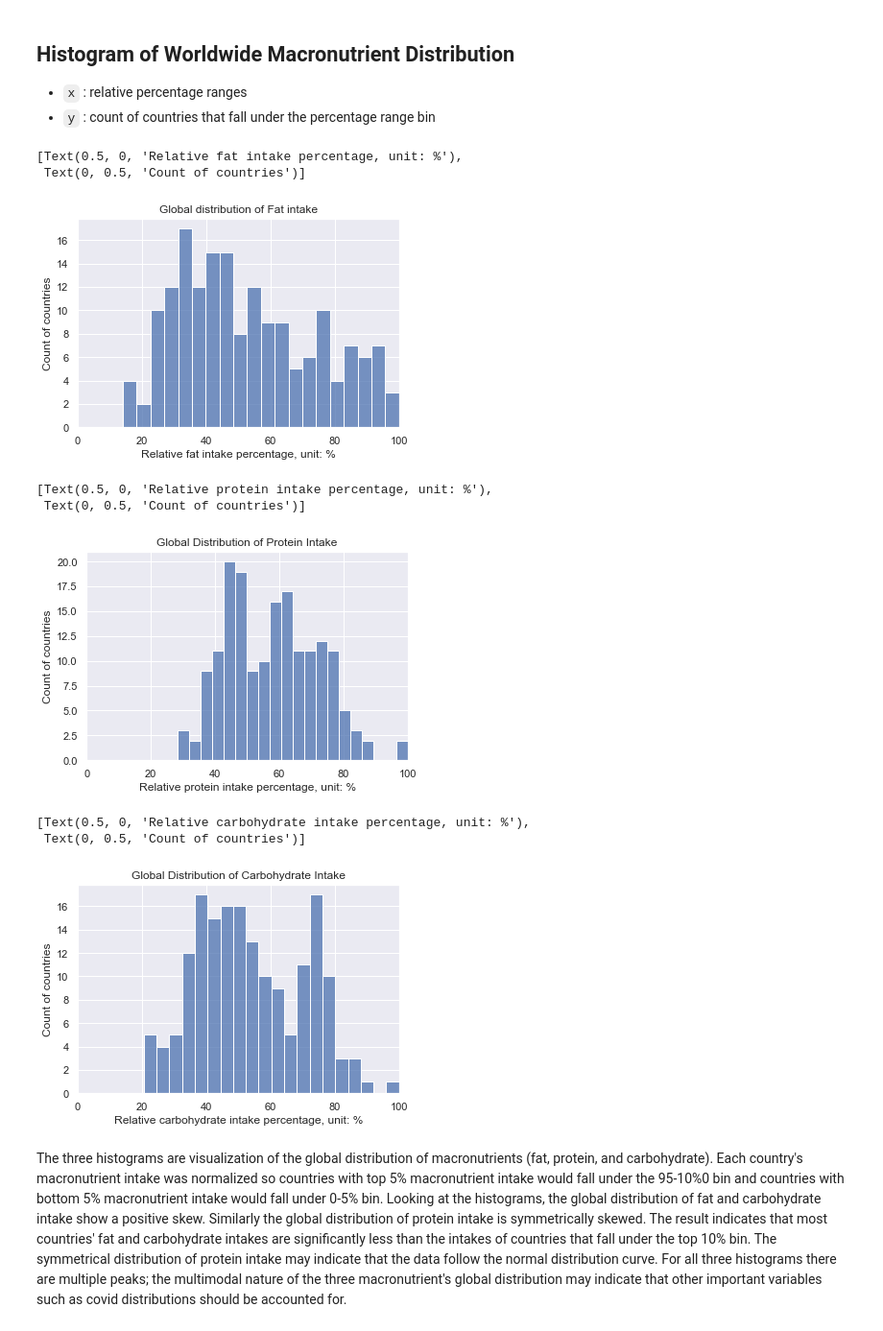
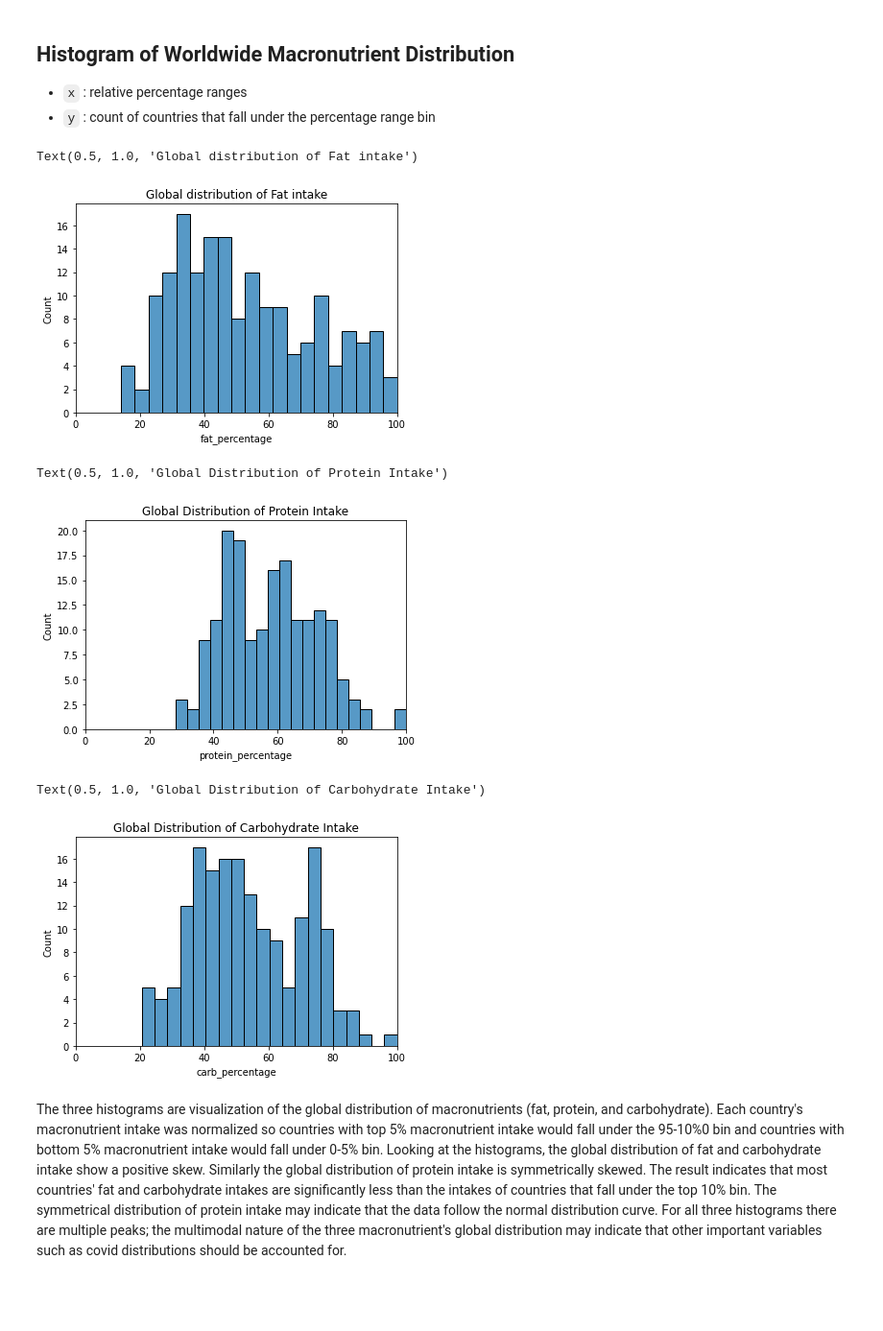
Before and after one commit to chwheo/cogs108-final-project, a Jupyter notebook: FinalProjectGroup061Sp22.ipynb, the cells around one changed output. Shown at 96% size. Cells and saved outputs as stored; diff of their text form; code cells hidden in the pictures; blank space fills up the shorter version.

```diff
--- a/FinalProjectGroup061Sp22.ipynb
+++ b/FinalProjectGroup061Sp22.ipynb
@@ -386,35 +386,28 @@ Minimum Recovered Value: 0.0
 * `y` : count of countries that fall under the percentage range bin
 # %%
 # fat intake distribution worldwide
-sns.set()
 fig1 = sns.histplot(x='fat_percentage', data=df_relative_percentage, stat='count', bins=20)
 fig1.set(xlim=(0, 100))
 fig1.set_title('Global distribution of Fat intake')
-fig1.set(xlabel='Relative fat intake percentage, unit: %', ylabel='Count of countries')
 # %% [output]
-[Text(0.5, 0, 'Relative fat intake percentage, unit: %'),
- Text(0, 0.5, 'Count of countries')]
+Text(0.5, 1.0, 'Global distribution of Fat intake')
-[figure, old version]
+[figure, new version]
 # %%
 # protein intake distribution worldwide
 fig2 = sns.histplot(x='protein_percentage', data=df_relative_percentage, stat='count', bins=20)
 fig2.set(xlim=(0, 100))
 fig2.set_title('Global Distribution of Protein Intake')
-fig2.set(xlabel='Relative protein intake percentage, unit: %', ylabel='Count of countries')
 # %% [output]
-[Text(0.5, 0, 'Relative protein intake percentage, unit: %'),
- Text(0, 0.5, 'Count of countries')]
+Text(0.5, 1.0, 'Global Distribution of Protein Intake')
-[figure, old version]
+[figure, new version]
 # %%
 # carb intake distribution worldwide
 fig3 = sns.histplot(x='carb_percentage', data=df_relative_percentage, stat='count', bins=20)
 fig3.set(xlim=(0, 100))
 fig3.set_title('Global Distribution of Carbohydrate Intake')
-fig3.set(xlabel='Relative carbohydrate intake percentage, unit: %', ylabel='Count of countries')
 # %% [output]
-[Text(0.5, 0, 'Relative carbohydrate intake percentage, unit: %'),
- Text(0, 0.5, 'Count of countries')]
+Text(0.5, 1.0, 'Global Distribution of Carbohydrate Intake')
-[figure, old version]
+[figure, new version]
 # %% [markdown]
 The three histograms are visualization of the global distribution of macronutrients (fat, protein, and carbohydrate). Each country's macronutrient intake was normalized so countries with top 5% macronutrient intake would fall under the 95-10%0 bin and countries with bottom 5% macronutrient intake would fall under 0-5% bin. Looking at the histograms, the global distribution of fat and carbohydrate intake show a positive skew. Similarly the global distribution of protein intake is symmetrically skewed. The result indicates that most countries' fat and carbohydrate intakes are significantly less than the intakes of countries that fall under the top 10% bin. The symmetrical distribution of protein intake may indicate that the data follow the normal distribution curve.
 For all three histograms there are multiple peaks; the multimodal nature of the three macronutrient's global distribution may indicate that other important variables such as covid distributions should be accounted for.
```
Also changed, not shown: parts of 33 cells of this notebook.
